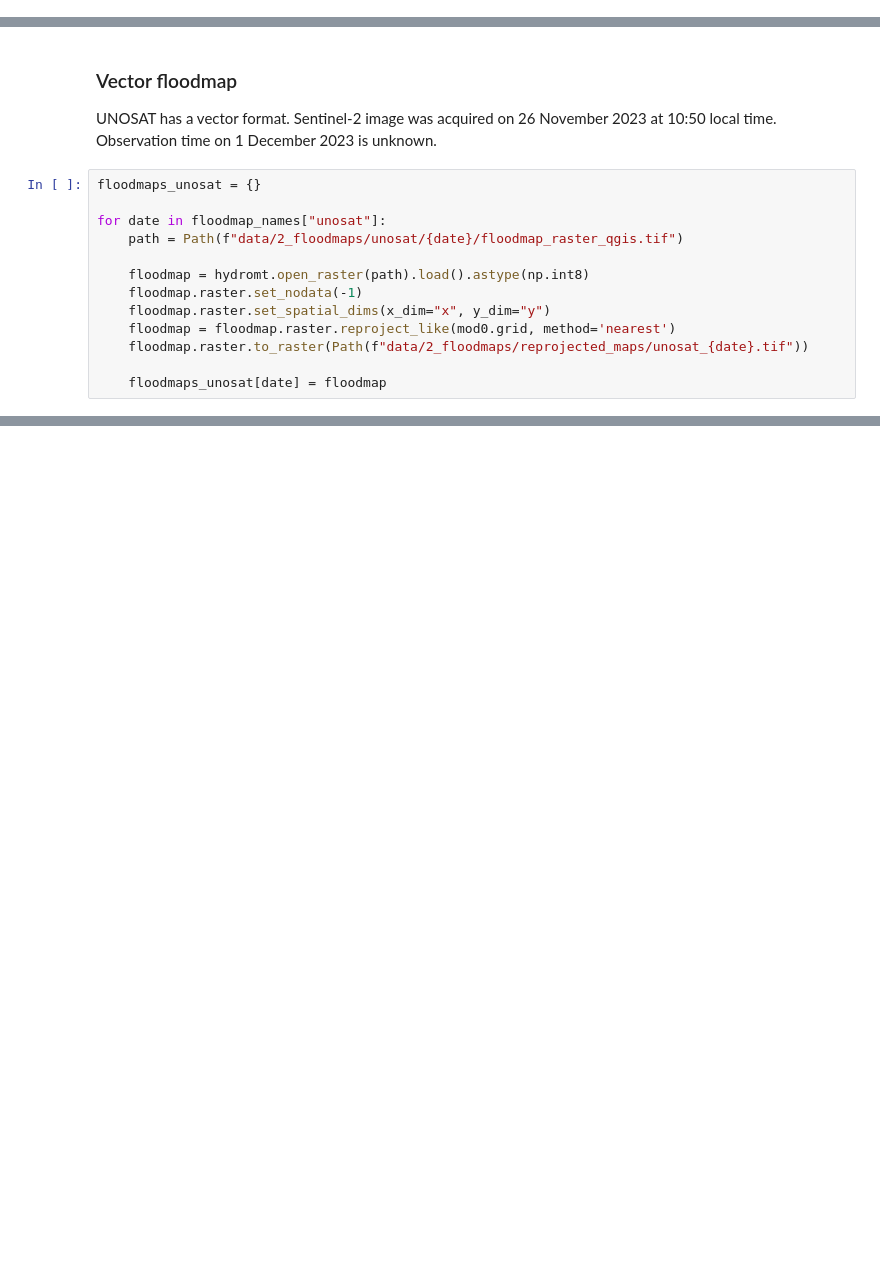
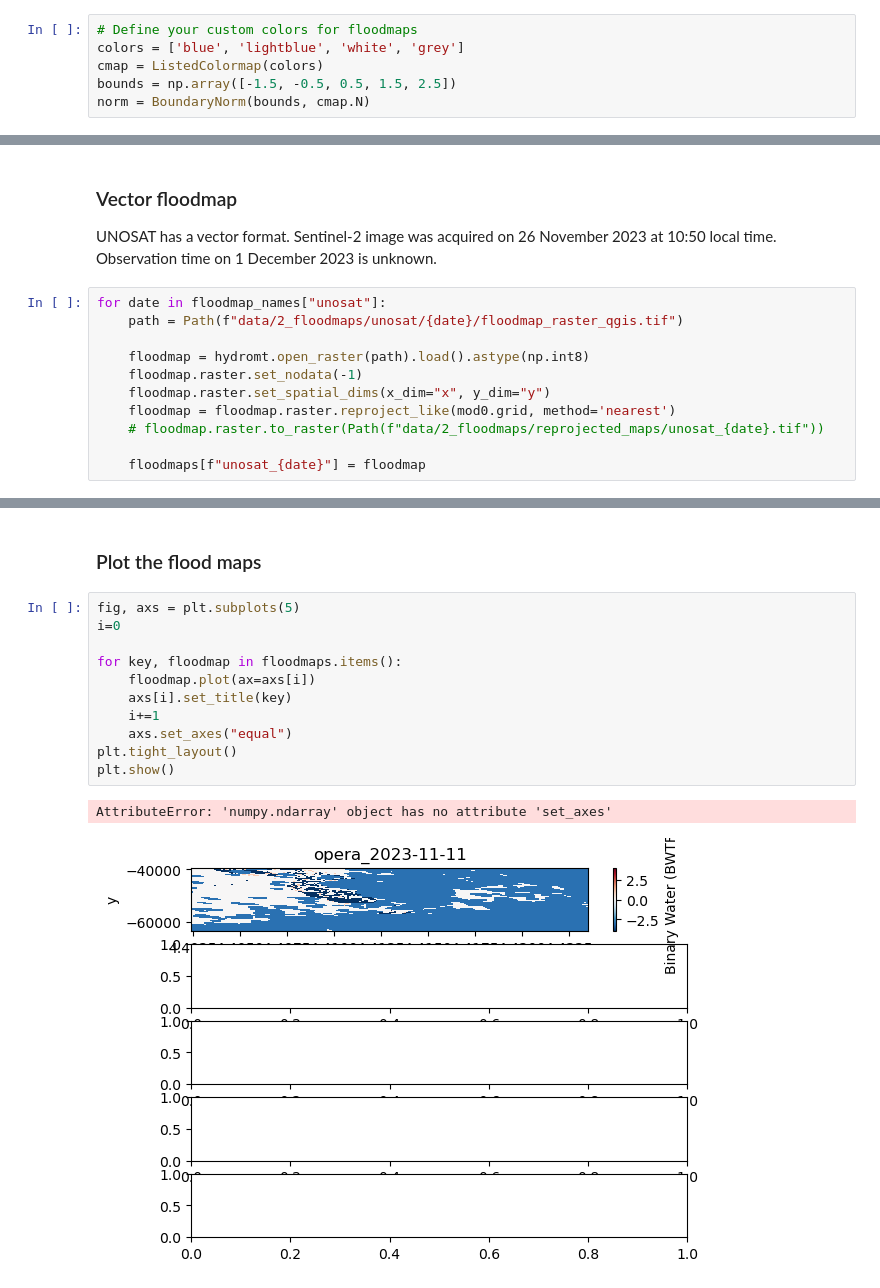
Before and after one commit to pjdebruijn2505/Git_mdp, a Jupyter notebook: SFINCS/d_analyze_results.ipynb, the cells around one changed output, grey strips where cells are left out. Cells and saved outputs as stored; diff of their text form; blank space fills up the shorter version.

```diff
--- a/SFINCS/d_analyze_results.ipynb
+++ b/SFINCS/d_analyze_results.ipynb
@@ -15,3 +15,9 @@ from rasterio.transform import from_origin
+# %%
+# Define your custom colors for floodmaps
+colors = ['blue', 'lightblue', 'white', 'grey']
+cmap = ListedColormap(colors)
+bounds = np.array([-1.5, -0.5, 0.5, 1.5, 2.5])
+norm = BoundaryNorm(bounds, cmap.N)
 # %% [markdown]
 ### Models
 Load all models and results and add them to a dictionary:
@@ -101,8 +164,6 @@ Data variables:
 ### Vector floodmap
 UNOSAT has a vector format. Sentinel-2 image was acquired on 26 November 2023 at 10:50 local time. Observation time on 1 December 2023 is unknown.
 # %%
-floodmaps_unosat = {}
-
 for date in floodmap_names["unosat"]:
     path = Path(f"data/2_floodmaps/unosat/{date}/floodmap_raster_qgis.tif")
 
@@ -110,6 +171,6 @@ for date in floodmap_names["unosat"]:
     floodmap.raster.set_nodata(-1)
     floodmap.raster.set_spatial_dims(x_dim="x", y_dim="y")
     floodmap = floodmap.raster.reproject_like(mod0.grid, method='nearest')
-    floodmap.raster.to_raster(Path(f"data/2_floodmaps/reprojected_maps/unosat_{date}.tif"))
+    # floodmap.raster.to_raster(Path(f"data/2_floodmaps/reprojected_maps/unosat_{date}.tif"))
 
-    floodmaps_unosat[date] = floodmap
+    floodmaps[f"unosat_{date}"] = floodmap
@@ -161,0 +177,16 @@ Coordinates:
+# %% [markdown]
+### Plot the flood maps
+# %%
+fig, axs = plt.subplots(5)
+i=0
+
+for key, floodmap in floodmaps.items():
+    floodmap.plot(ax=axs[i])
+    axs[i].set_title(key)
+    i+=1
+    axs.set_axes("equal")
+plt.tight_layout()
+plt.show()
+# %% [output]
+AttributeError: 'numpy.ndarray' object has no attribute 'set_axes'
+[figure, added]
```
Also changed, not shown: parts of 5 cells of this notebook, 6 other files.
